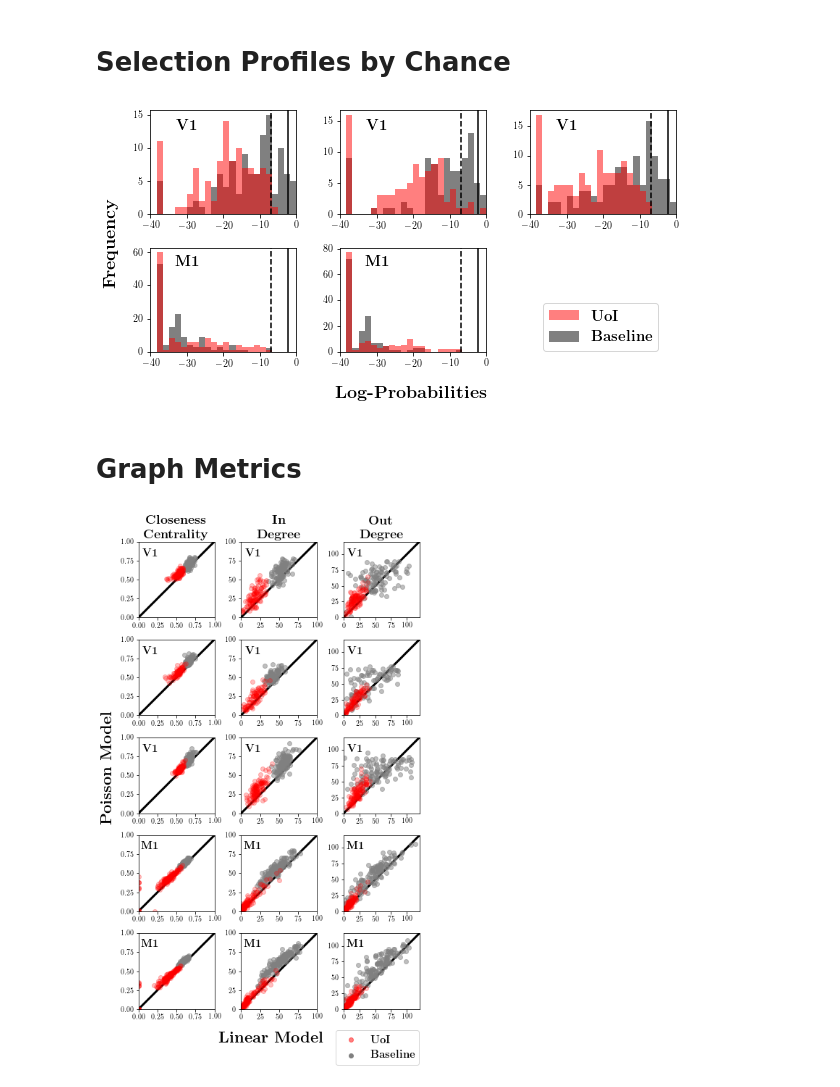
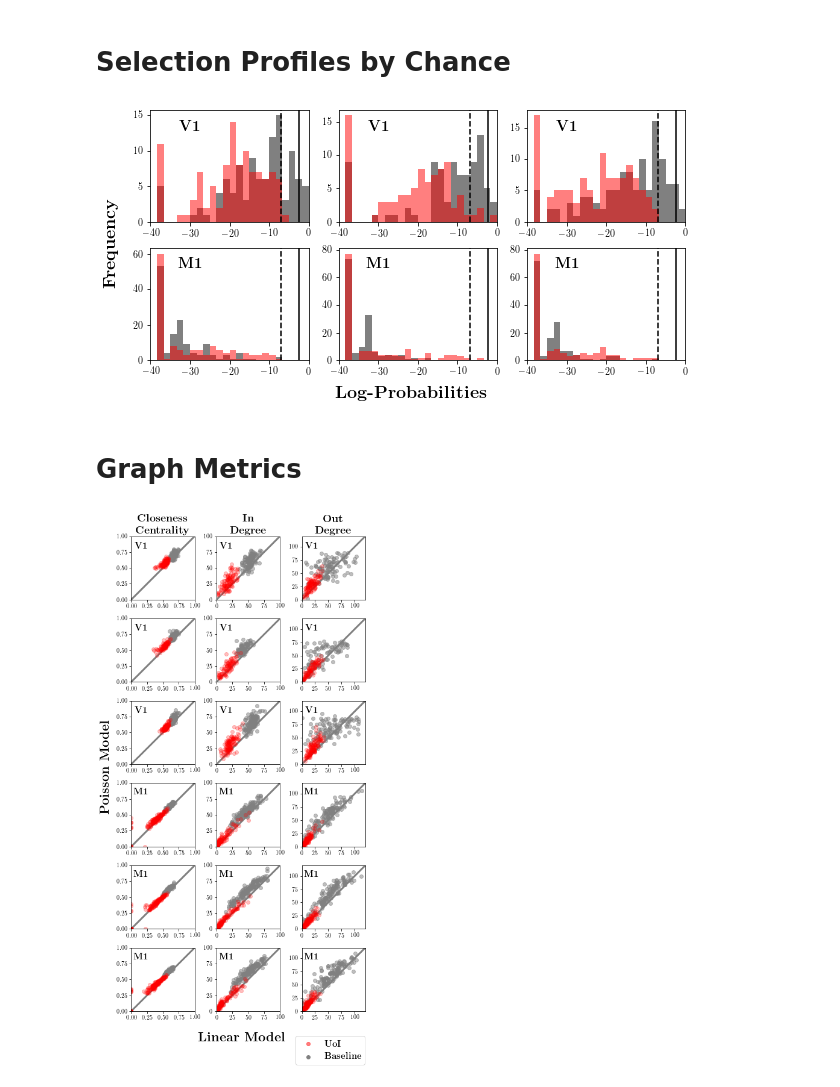
Before and after one commit to BouchardLab/neuroinference, a Jupyter notebook: notebooks/coupling/poisson_vs_lasso_comparison.ipynb, the cells around one changed output. Cells and saved outputs as stored; diff of their text form; code cells hidden in the pictures.

```diff
--- a/notebooks/coupling/poisson_vs_lasso_comparison.ipynb
+++ b/notebooks/coupling/poisson_vs_lasso_comparison.ipynb
@@ -31,6 +31,7 @@ v1_uoi_poisson_ccs = [np.median(v1_result['uoi_poisson_bic/coupling_coefs'], axi
 # %%
 # consolidate M1 results
 m1_results_paths = [os.path.join(base_path, 'nhp/nhp_indy_20160407_02_coupling.h5'),
+                    os.path.join(base_path, 'nhp/nhp_indy_20160411_01_coupling.h5'),
                     os.path.join(base_path, 'nhp/nhp_indy_20160411_02_coupling.h5')]
 n_m1_fits = len(m1_results_paths)
 m1_results = [h5py.File(m1_results_path, 'r')
@@ -44,6 +45,8 @@ m1_glmnet_ccs = [np.median(m1_result['glmnet_poisson/coupling_coefs'], axis=0)
                 for m1_result in m1_results]
 m1_uoi_poisson_ccs = [np.median(m1_result['uoi_poisson_bic/coupling_coefs'], axis=0)
               for m1_result in m1_results]
+# %%
+n_datasets = n_m1_fits + n_v1_fits
 # %% [markdown]
 # Correlations
 # %%
@@ -51,8 +54,7 @@ lasso_ccs = v1_lasso_ccs + m1_lasso_ccs
 glmnet_ccs = v1_glmnet_ccs + m1_glmnet_ccs
 uoi_lasso_ccs = v1_uoi_lasso_ccs + m1_uoi_lasso_ccs
 uoi_poisson_ccs = v1_uoi_poisson_ccs + m1_uoi_poisson_ccs
-n_datasets = len(lasso_ccs)
-labels = 3 * [r'\textbf{V1}'] + 2 * [r'\textbf{M1}']
+labels = n_v1_fits * [r'\textbf{V1}'] + n_m1_fits * [r'\textbf{M1}']
 # %%
 baseline_corrs_pearson = [coupling_coef_corrs(
     glmnet_ccs[idx],
@@ -198,7 +201,6 @@ for idx in range(n_datasets):
         transform=ax.transAxes)
 plt.tight_layout()
 
-axes_list[-1].axis('off')
 axes[0, 0].hist([], color='r', alpha=0.5, label=r'\textbf{UoI}')
 axes[0, 0].hist([], color='gray', label=r'\textbf{Baseline}')
 axes[0, 0].legend(
@@ -226,7 +228,7 @@ fig.text(
 
 plt.savefig('selection_profile_probabilities.pdf', bbox_inches='tight')
 # %% [output]
-[figure, old version]
+[figure, new version]
 # %% [markdown]
 # Graph Metrics
 # %%
@@ -285,17 +287,20 @@ for idx in range(n_datasets):
             transform=ax.transAxes)
 
 for ax in axes[:, 0]:
-    tighten_scatter_plot(ax, bounds=[0, 1], line_color='k')
+    tighten_scatter_plot(ax, bounds=[0, 1],
+                         line_kwargs={'line_color': 'k'})
     ax.set_xticks([0, 0.25, 0.50, 0.75, 1.0])
     ax.set_yticks(ax.get_xticks())
 
 for ax in axes[:, 1]:
-    tighten_scatter_plot(ax, bounds=[0, 100], line_color='k')
+    tighten_scatter_plot(ax, bounds=[0, 100],
+                         line_kwargs={'line_color': 'k'})
     ax.set_xticks([0, 25, 50, 75, 100])
     ax.set_yticks(ax.get_xticks())
 
 for ax in axes[:, 2]:
-    tighten_scatter_plot(ax, bounds=[0, 120], line_color='k')
+    tighten_scatter_plot(ax, bounds=[0, 120],
+                         line_kwargs={'line_color': 'k'})
     ax.set_xticks([0, 25, 50, 75, 100])
     ax.set_yticks(ax.get_xticks())
 
@@ -309,31 +314,31 @@ axes[0, 2].set_title(r'\textbf{Out}' '\n' r'\textbf{Degree}',
 plt.tight_layout()
 
 axes_list[-1].axis('off')
 axes[0, 0].scatter([], [], color='r', alpha=0.5, label=r'\textbf{UoI}')
 axes[0, 0].scatter([], [], color='gray', label=r'\textbf{Baseline}')
 axes[0, 0].legend(
     loc='lower center',
     bbox_transform=fig.transFigure,
     bbox_to_anchor=(0.84, -0.08),
     ncol=1,
     fancybox=True,
     prop={'size': 15})
 
 fig.text(
     x=0.5, y=-0.02,
     s=r'\textbf{Linear Model}',
     fontsize=22,
     horizontalalignment='center',
     verticalalignment='center')
 
 fig.text(
     x=-0.02, y=0.5,
     s=r'\textbf{Poisson Model}',
     fontsize=22,
     rotation=90,
     horizontalalignment='center',
     verticalalignment='center')
 
 plt.savefig('graph_metrics.pdf', bbox_inches='tight')
 # %% [output]
-[figure, old version]
+[figure, new version]
```
Also changed, not shown: parts of 1 cell of this notebook, 1 other file.
